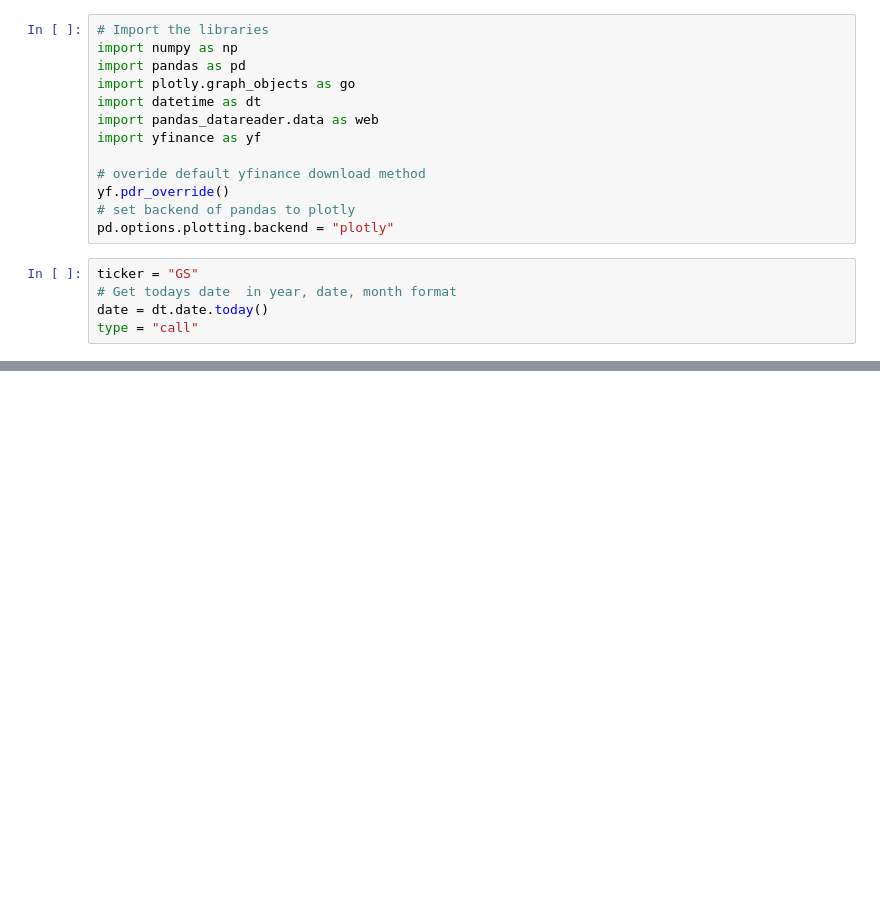
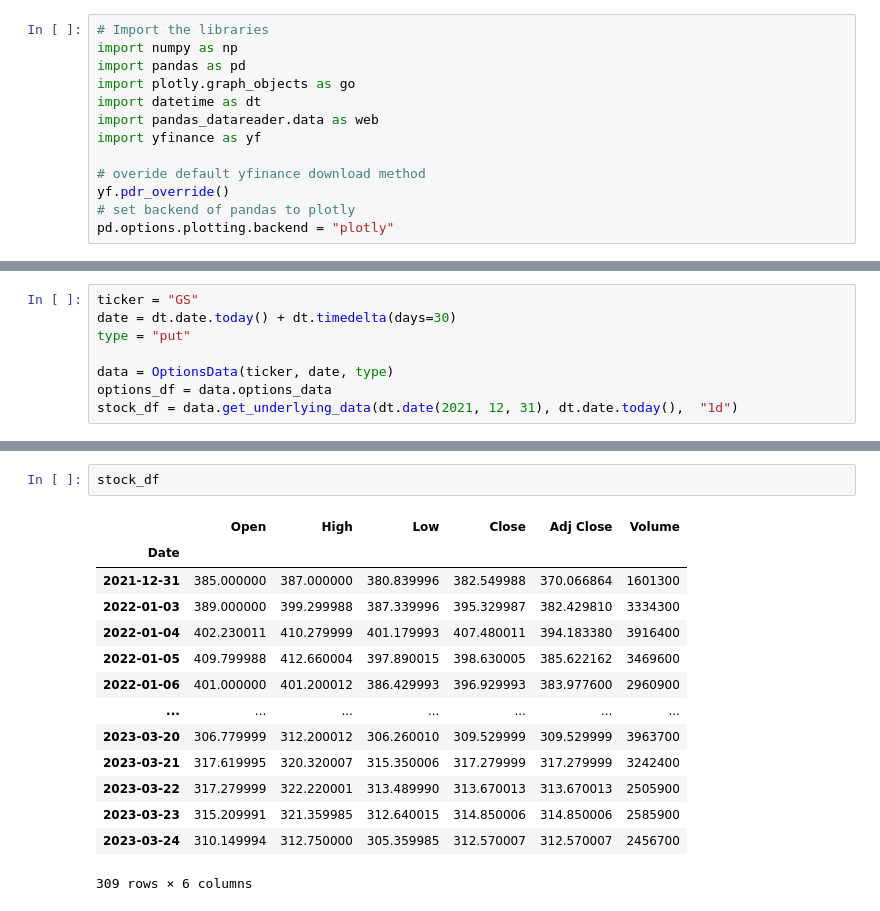
Before and after one commit to mikeal888/Hedging_API, a Jupyter notebook: test.ipynb, the cells around one changed output, grey strips where cells are left out. Drawn from its saved outputs; the diff is of its cells as text; blank space fills up the shorter version.

```diff
--- a/test.ipynb
+++ b/test.ipynb
@@ -11,9 +11,4 @@ import yfinance as yf
 yf.pdr_override()
 # set backend of pandas to plotly
 pd.options.plotting.backend = "plotly"
-# %%
-ticker = "GS"
-# Get todays date  in year, date, month format
-date = dt.date.today()
-type = "call"
 # %%
@@ -127,0 +109,8 @@ expirey_dates
+# %%
+ticker = "GS"
+date = dt.date.today() + dt.timedelta(days=30)
+type = "put"
+
+data = OptionsData(ticker, date, type)
+options_df = data.options_data
+stock_df = data.get_underlying_data(dt.date(2021, 12, 31), dt.date.today(),  "1d")
@@ -127,0 +145,17 @@ expirey_dates
+# %%
+stock_df
+# %% [output]
+|  | Open | High | Low | Close | Adj Close | Volume |
+| Date |  |  |  |  |  |  |
+| 2021-12-31 | 385.000000 | 387.000000 | 380.839996 | 382.549988 | 370.066864 | 1601300 |
+| 2022-01-03 | 389.000000 | 399.299988 | 387.339996 | 395.329987 | 382.429810 | 3334300 |
+| 2022-01-04 | 402.230011 | 410.279999 | 401.179993 | 407.480011 | 394.183380 | 3916400 |
+| 2022-01-05 | 409.799988 | 412.660004 | 397.890015 | 398.630005 | 385.622162 | 3469600 |
+| 2022-01-06 | 401.000000 | 401.200012 | 386.429993 | 396.929993 | 383.977600 | 2960900 |
+| ... | ... | ... | ... | ... | ... | ... |
+| 2023-03-20 | 306.779999 | 312.200012 | 306.260010 | 309.529999 | 309.529999 | 3963700 |
+| 2023-03-21 | 317.619995 | 320.320007 | 315.350006 | 317.279999 | 317.279999 | 3242400 |
+| 2023-03-22 | 317.279999 | 322.220001 | 313.489990 | 313.670013 | 313.670013 | 2505900 |
+| 2023-03-23 | 315.209991 | 321.359985 | 312.640015 | 314.850006 | 314.850006 | 2585900 |
+| 2023-03-24 | 310.149994 | 312.750000 | 305.359985 | 312.570007 | 312.570007 | 2456700 |
+309 rows × 6 columns
```
Also changed, not shown: parts of 11 cells of this notebook, 1 other file.
